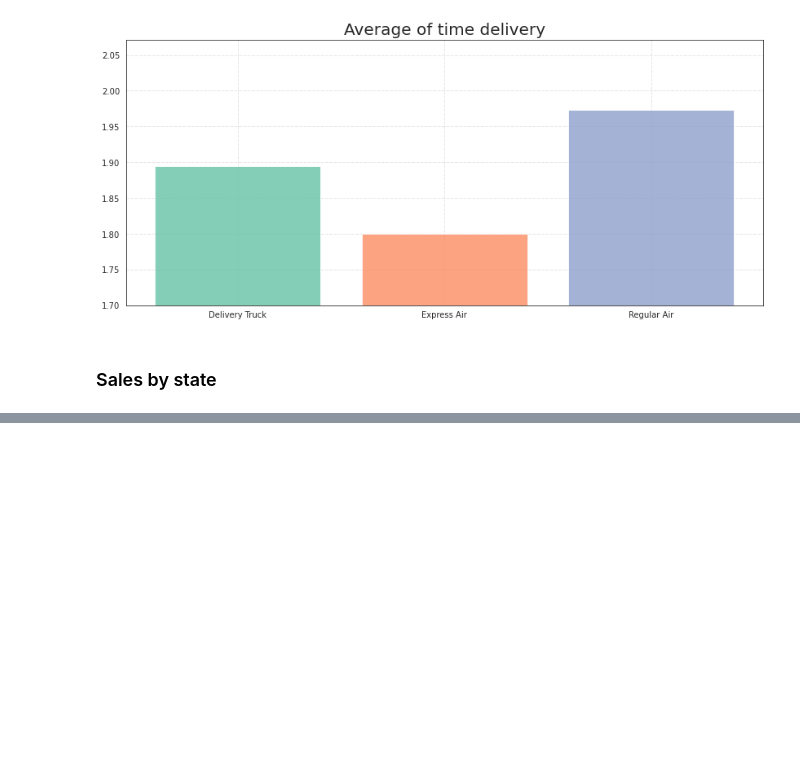
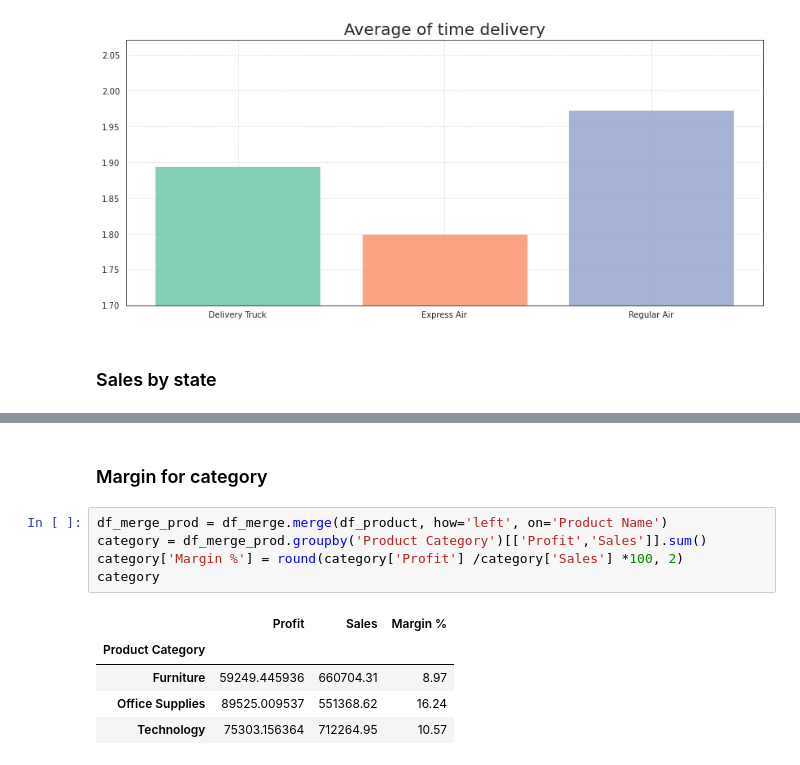
Before and after one commit to red-pantera/data_science, a Jupyter notebook: Lab 6/Lab 6 (additional) - Anastasiya Zhenchak.ipynb, the cells around one changed output, grey strips where cells are left out. Drawn from its saved outputs; the diff is of its cells as text; blank space fills up the shorter version.

```diff
--- a/Lab 6/Lab 6 (additional) - Anastasiya Zhenchak.ipynb
+++ b/Lab 6/Lab 6 (additional) - Anastasiya Zhenchak.ipynb
@@ -165,0 +166,13 @@ fig.show()
+# %% [markdown]
+### Margin for category
+# %%
+df_merge_prod = df_merge.merge(df_product, how='left', on='Product Name')
+category = df_merge_prod.groupby('Product Category')[['Profit','Sales']].sum()
+category['Margin %'] = round(category['Profit'] /category['Sales'] *100, 2)
+category
+# %% [output]
+|  | Profit | Sales | Margin % |
+| Product Category |  |  |  |
+| Furniture | 59249.445936 | 660704.31 | 8.97 |
+| Office Supplies | 89525.009537 | 551368.62 | 16.24 |
+| Technology | 75303.156364 | 712264.95 | 10.57 |
```
Also changed, not shown: parts of 8 cells of this notebook.
